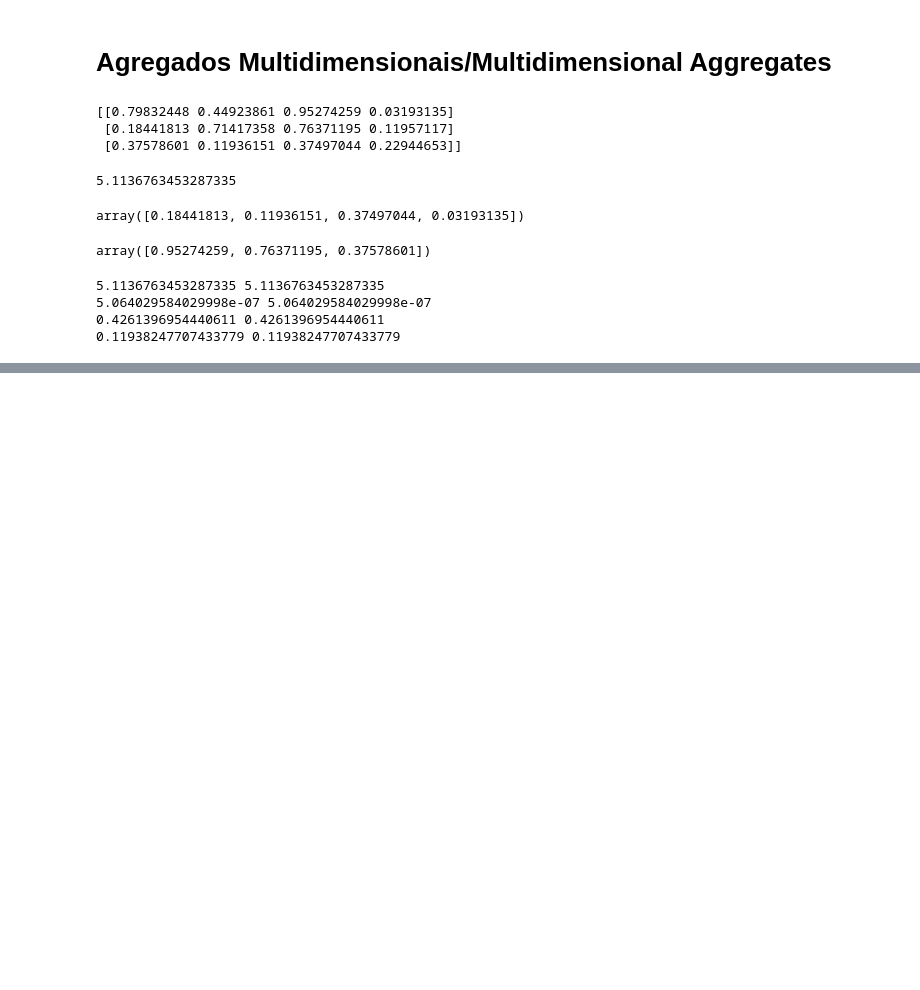
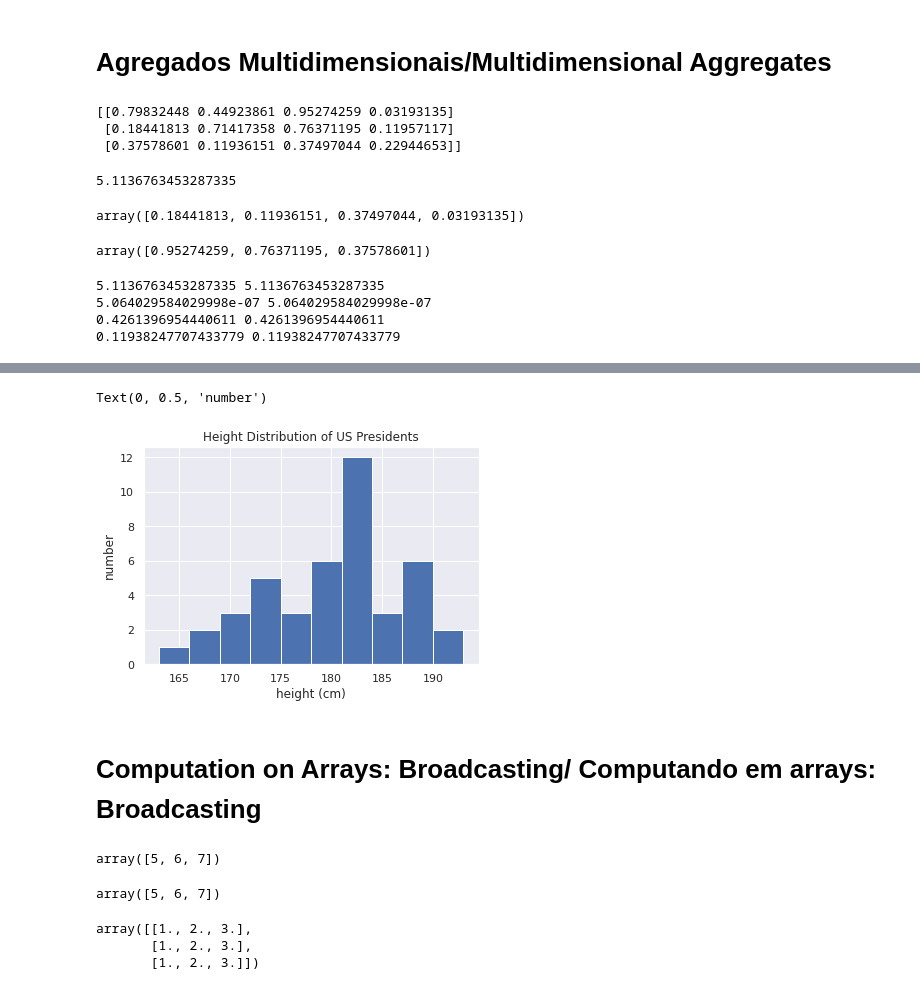
Before and after one commit to LuanDaSilva/PythonDS, a Jupyter notebook: Numpy Tutorial.ipynb, the cells around one changed output, grey strips where cells are left out. Cells and saved outputs as stored; diff of their text form; code cells hidden in the pictures; blank space fills up the shorter version.

```diff
--- a/Numpy Tutorial.ipynb
+++ b/Numpy Tutorial.ipynb
@@ -570,0 +588,2 @@ print(np.percentile(Y,10),np.nanpercentile(Y,10))
+# %%
+df = pd.read_csv('president_heights_new.csv')
@@ -570,0 +606,2 @@ print(np.percentile(Y,10),np.nanpercentile(Y,10))
+# %%
+heights = np.array(df['height(cm)'])
@@ -570,0 +649,31 @@ print(np.percentile(Y,10),np.nanpercentile(Y,10))
+# %%
+plt.hist(heights)
+plt.title("Height Distribution of US Presidents")
+plt.xlabel('height (cm)')
+plt.ylabel('number')
+# %% [output]
+Text(0, 0.5, 'number')
+[figure, added]
+# %% [markdown]
+# Computation on Arrays: Broadcasting/ Computando em arrays: Broadcasting
+# %%
+#Element-wise operations/operações elemento a elemento
+a = np.array([0,1,2])
+b = np.array([5,5,5])
+a+b
+# %% [output]
+array([5, 6, 7])
+# %%
+# Adding a constant/Soma por constante
+a+5
+# %% [output]
+array([5, 6, 7])
+# %%
+''' The one-dimensional array a is stretched, or broadcast, across the second dimension in order to match the shape of M/ O array unidimensional é esticado ao longo do segundo array para se adequar ao formato de M'''
+
+M = np.ones((3,3))
+M+a
+# %% [output]
+array([[1., 2., 3.],
+       [1., 2., 3.],
+       [1., 2., 3.]])
```
Also changed, not shown: parts of 37 cells of this notebook.
